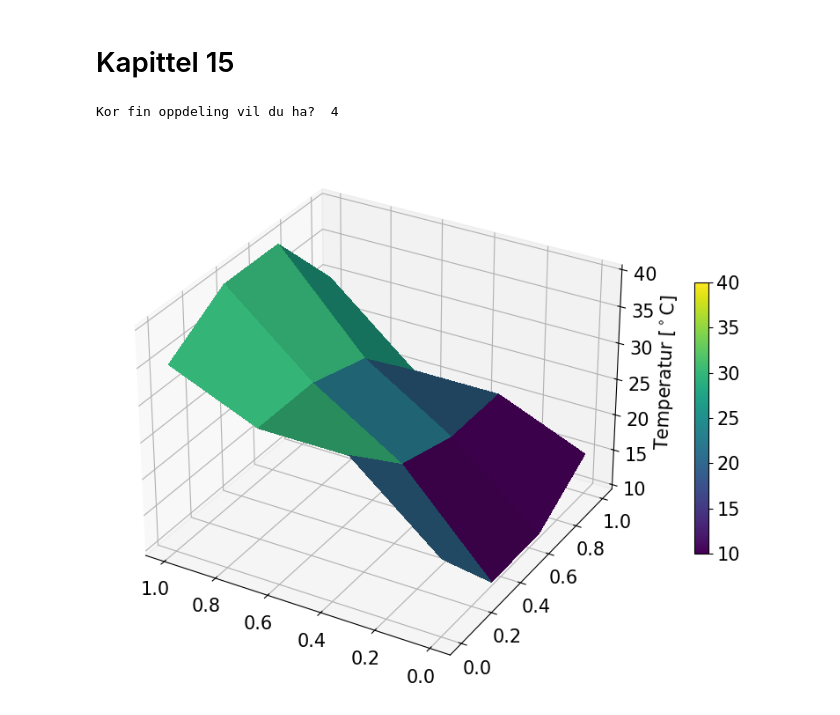
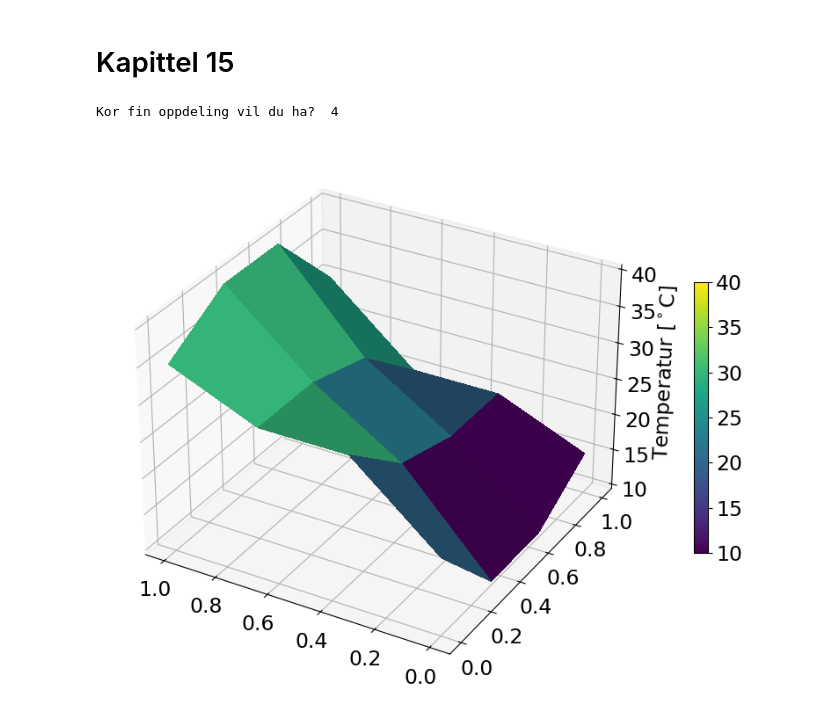
Before and after one commit to nummet/nummet, a Jupyter notebook: Kap_16_Temperaturfordeling/Temperaturfordeling_Python.ipynb, the cells around one changed output. Drawn from its saved outputs; the diff is of its cells as text; code cells hidden in the pictures.

```diff
--- a/Kap_16_Temperaturfordeling/Temperaturfordeling_Python.ipynb
+++ b/Kap_16_Temperaturfordeling/Temperaturfordeling_Python.ipynb
@@ -81,33 +81,34 @@ while np.linalg.norm(T_mat-T_mat_gml) > tol:
 xy_vektor = np.linspace(0, 1, N)
 
 # Fontstorleik i plotta
-plt.rcParams.update({'font.size': 15})
+plt.rcParams.update({'font.size': 17})
 
 # Lagar eit 2D-grid
 X, Y = np.meshgrid(xy_vektor, xy_vektor)
 
 fig = plt.figure(figsize=(14, 8))
 ax = fig.add_subplot(projection='3d')
 
 # Brukar fargekartet "viridis"
 cmap = cm.viridis
 # Kobler farger i fargekartet med verdiar i T_mat
 norm = colors.Normalize(vmin = np.min(T_mat),
                         vmax = np.max(T_mat))
 col = cmap(norm(T_mat))
 
 # Overflate-plott
 surf = ax.plot_surface(X, Y, T_mat,
                        facecolors=col, linewidth=0,
                        antialiased=False, shade=True)
 ax.xaxis.set_inverted(True)
 ax.set_zlabel('Temperatur [$^\circ$C]') # Namn på z-akse
 
 # Set på søyle til å forklare fargekode
 sc = cm.ScalarMappable(cmap=cmap, norm=norm)
 fig.colorbar(sc, ax=ax, shrink=0.5)
 
+plt.savefig("SemiAnalytisk_4pkt.pdf", bbox_inches="tight")
 plt.show()
 # %% [output]
 Kor fin oppdeling vil du ha?  4
-[figure, old version]
+[figure, new version]
```
Also changed, not shown: 2 other files.
